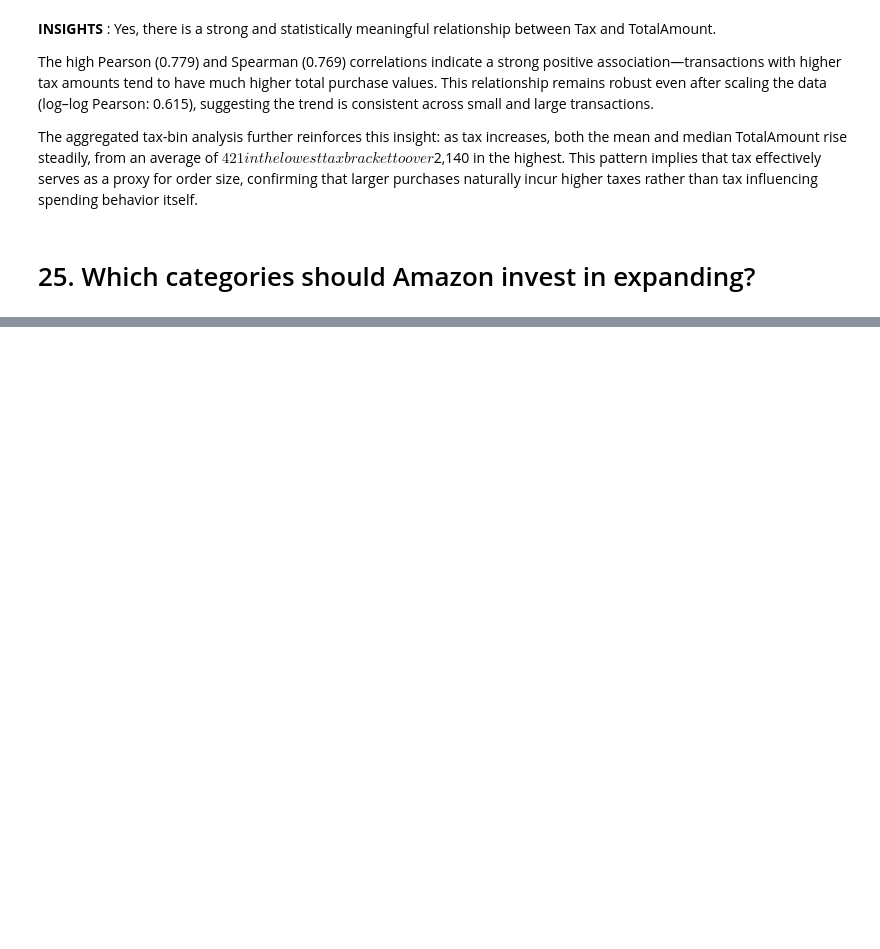
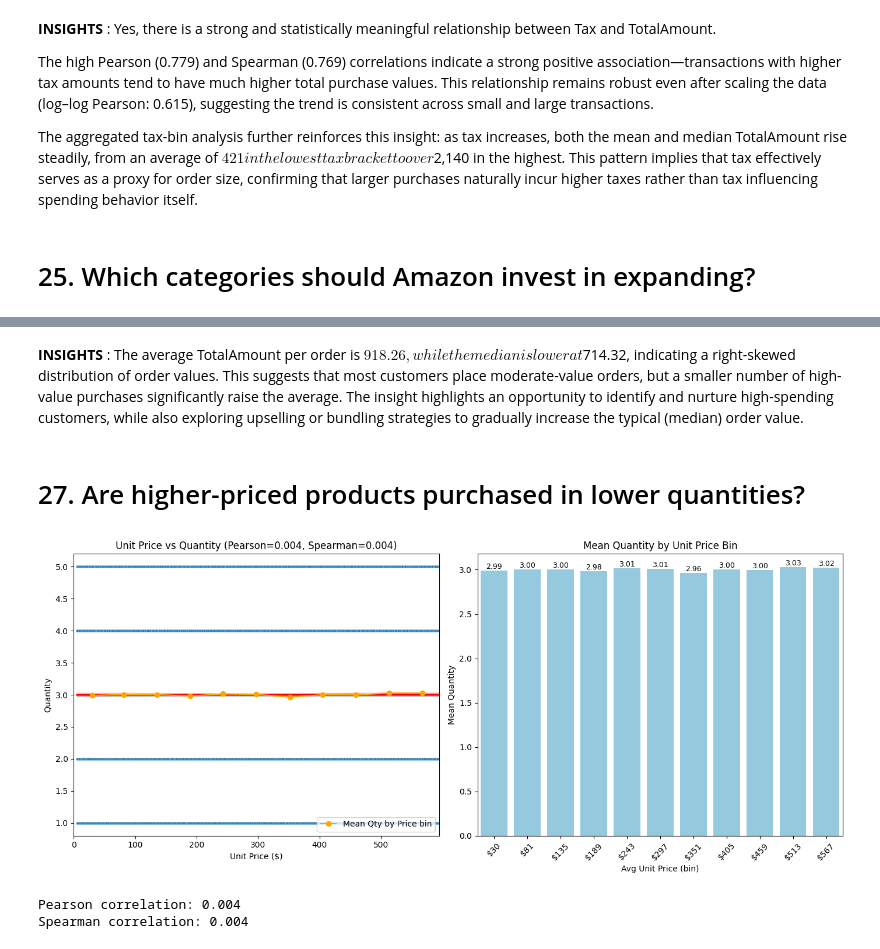
Before and after one commit to bsit2c2025/itcs204_finalsproject_agawin, a Jupyter notebook: MPDA_Agawin.ipynb, the cells around one changed output, grey strips where cells are left out. Drawn from its saved outputs; the diff is of its cells as text; code cells hidden in the pictures; blank space fills up the shorter version.

```diff
--- a/MPDA_Agawin.ipynb
+++ b/MPDA_Agawin.ipynb
@@ -1277,0 +1377,60 @@ NameError: name 'mtick' is not defined
+# %% [markdown]
+**INSIGHTS** : The average TotalAmount per order is $918.26, while the median is lower at $714.32, indicating a right-skewed distribution of order values. This suggests that most customers place moderate-value orders, but a smaller number of high-value purchases significantly raise the average. The insight highlights an opportunity to identify and nurture high-spending customers, while also exploring upselling or bundling strategies to gradually increase the typical (median) order value.
+# %% [markdown]
+# 27. Are higher-priced products purchased in lower quantities?
+# %%
+# UnitPrice vs Quantity: scatter, linear fit, and binned means
+df = amazondata[['UnitPrice', 'Quantity']].dropna().copy()
+df = df[df['UnitPrice'] > 0]
+
+pearson = df['UnitPrice'].corr(df['Quantity'])
+spearman = df['UnitPrice'].corr(df['Quantity'], method='spearman')
+
+xmax = df['UnitPrice'].quantile(0.99)
+sample = df.sample(n=min(len(df), 20000), random_state=42)
+
+# Binned aggregation
+bins = np.linspace(0, xmax, 12)
+df['price_bin'] = pd.cut(df['UnitPrice'], bins=bins, include_lowest=True)
+agg = df.groupby('price_bin').agg(
+    avg_price=('UnitPrice', 'mean'),
+    mean_qty=('Quantity', 'mean'),
+    median_qty=('Quantity', 'median'),
+    count=('Quantity', 'count')
+).reset_index().dropna()
+
+plt.figure(figsize=(14,6))
+
+# Scatter + linear fit + binned mean overlay
+plt.subplot(1,2,1)
+sns.scatterplot(data=sample, x='UnitPrice', y='Quantity', alpha=0.25, s=10)
+sns.regplot(data=sample, x='UnitPrice', y='Quantity', scatter=False, color='red', line_kws={'linewidth':1.5})
+plt.plot(agg['avg_price'], agg['mean_qty'], color='orange', marker='o', label='Mean Qty by Price bin')
+plt.xlim(0, xmax)
+plt.xlabel('Unit Price ($)')
+plt.ylabel('Quantity')
+plt.title(f'Unit Price vs Quantity (Pearson={pearson:.3f}, Spearman={spearman:.3f})')
+plt.legend()
+
+# Mean quantity by price bin
+plt.subplot(1,2,2)
+sns.barplot(data=agg, x='avg_price', y='mean_qty', color='skyblue')
+ax = plt.gca()
+# set explicit tick positions and labels to avoid Matplotlib error about labels without ticks
+ax.set_xticks(range(len(agg)))
+ax.set_xticklabels([f'${p:,.0f}' for p in agg['avg_price']], rotation=45)
+plt.xlabel('Avg Unit Price (bin)')
+plt.ylabel('Mean Quantity')
+plt.title('Mean Quantity by Unit Price Bin')
+for p in ax.patches:
+    ax.annotate(f'{p.get_height():.2f}', (p.get_x()+p.get_width()/2, p.get_height()), ha='center', va='bottom', fontsize=9)
+
+plt.tight_layout()
+plt.show()
+
+print(f'Pearson correlation: {pearson:.3f}')
+print(f'Spearman correlation: {spearman:.3f}')
+# %% [output]
+[figure, added]
+Pearson correlation: 0.004
+Spearman correlation: 0.004
```
Also changed, not shown: parts of 21 cells of this notebook.
